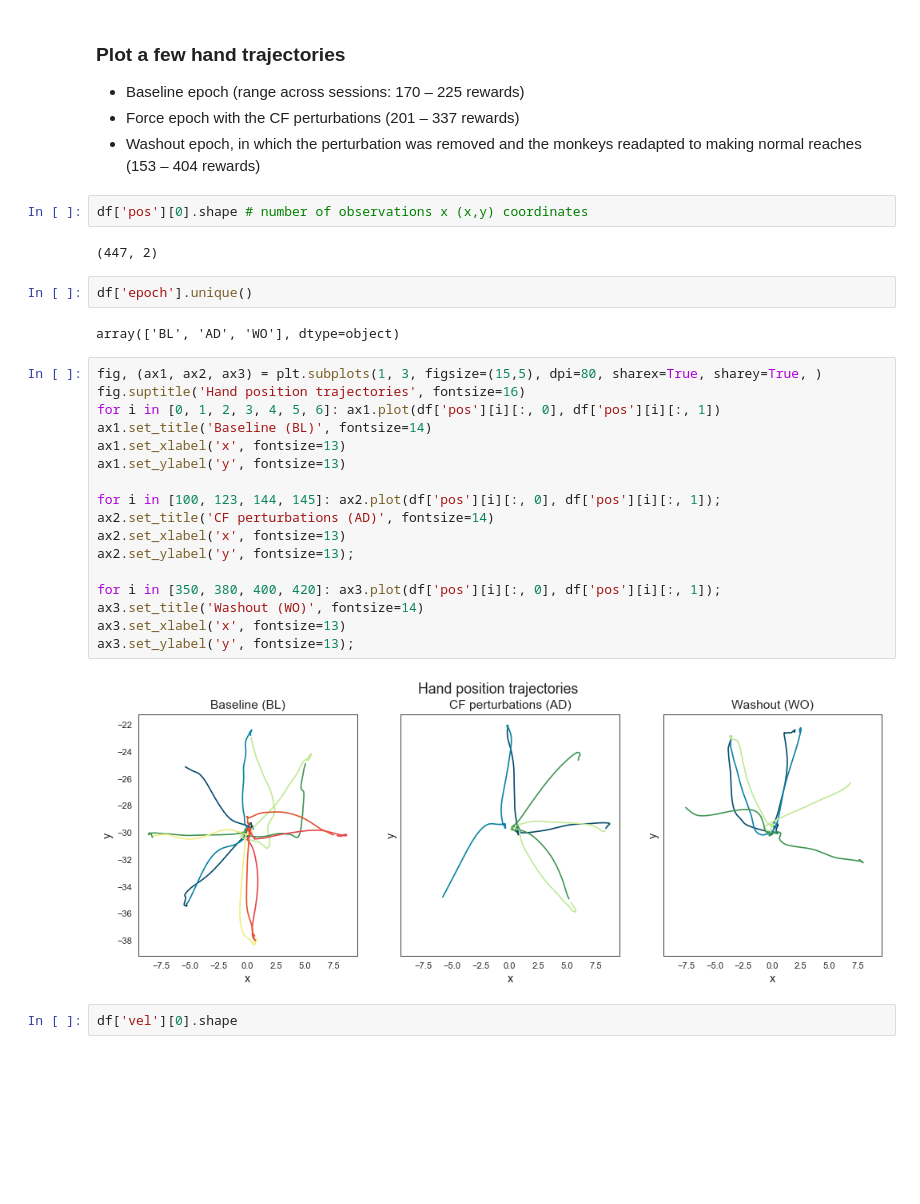
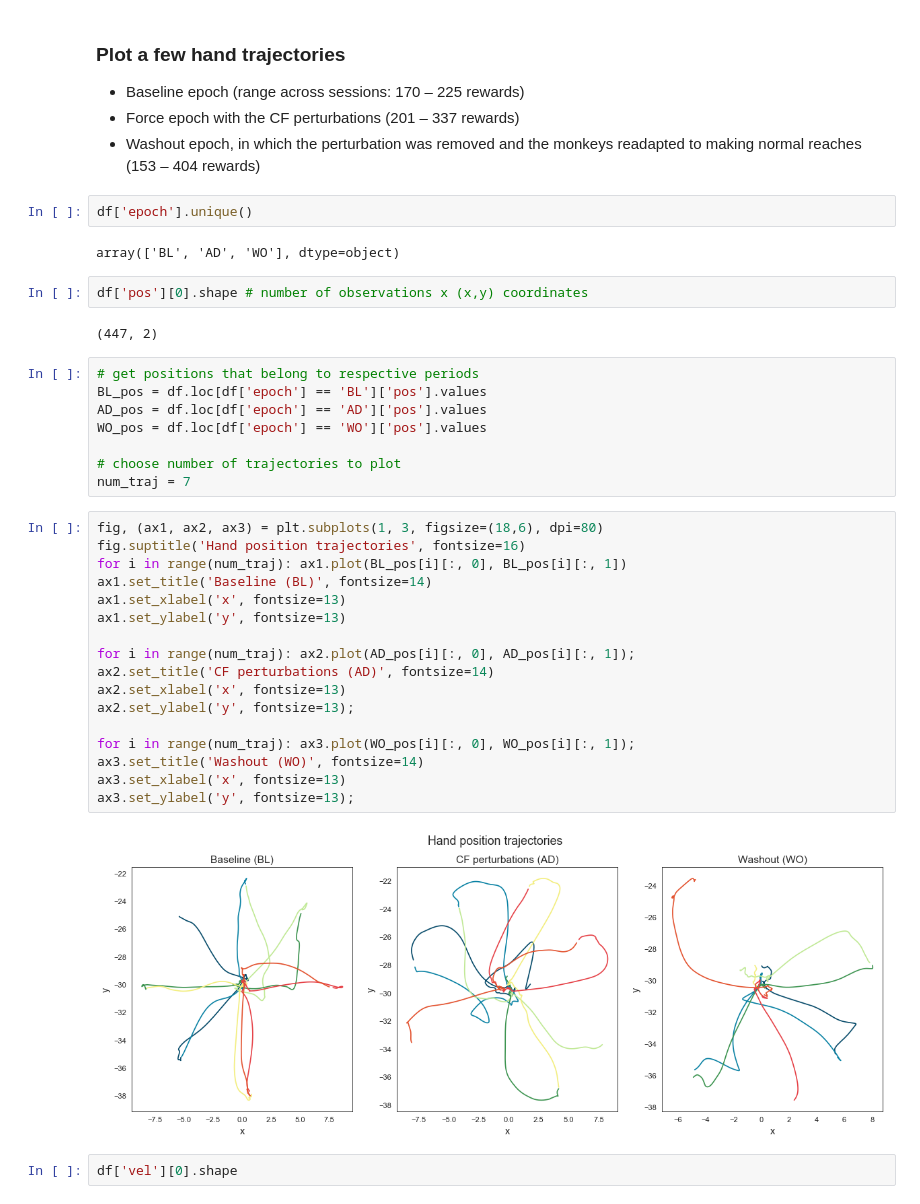
Before and after one commit to daphnecor/Spatial, a Jupyter notebook: Main.ipynb, the cells around one changed output. Cells and saved outputs as stored; diff of their text form; blank space fills up the shorter version.

```diff
--- a/Main.ipynb
+++ b/Main.ipynb
@@ -81,33 +77,41 @@ df.head()
 - Baseline epoch (range across sessions: 170 – 225 rewards)
 - Force epoch with the CF perturbations (201 – 337 rewards)
 - Washout epoch, in which the perturbation was removed and the monkeys readapted to making normal reaches (153 – 404 rewards)
+# %%
+df['epoch'].unique()
+# %% [output]
+array(['BL', 'AD', 'WO'], dtype=object)
 # %%
 df['pos'][0].shape # number of observations x (x,y) coordinates
 # %% [output]
 (447, 2)
-# %%
-df['epoch'].unique()
-# %% [output]
-array(['BL', 'AD', 'WO'], dtype=object)
+# %%
+# get positions that belong to respective periods
+BL_pos = df.loc[df['epoch'] == 'BL']['pos'].values
+AD_pos = df.loc[df['epoch'] == 'AD']['pos'].values
+WO_pos = df.loc[df['epoch'] == 'WO']['pos'].values
+
+# choose number of trajectories to plot
+num_traj = 7
 # %%
-fig, (ax1, ax2, ax3) = plt.subplots(1, 3, figsize=(15,5), dpi=80, sharex=True, sharey=True, )
+fig, (ax1, ax2, ax3) = plt.subplots(1, 3, figsize=(18,6), dpi=80)
 fig.suptitle('Hand position trajectories', fontsize=16)
-for i in [0, 1, 2, 3, 4, 5, 6]: ax1.plot(df['pos'][i][:, 0], df['pos'][i][:, 1])
+for i in range(num_traj): ax1.plot(BL_pos[i][:, 0], BL_pos[i][:, 1])
 ax1.set_title('Baseline (BL)', fontsize=14)
 ax1.set_xlabel('x', fontsize=13)
 ax1.set_ylabel('y', fontsize=13)
 
-for i in [100, 123, 144, 145]: ax2.plot(df['pos'][i][:, 0], df['pos'][i][:, 1]);
+for i in range(num_traj): ax2.plot(AD_pos[i][:, 0], AD_pos[i][:, 1]);
 ax2.set_title('CF perturbations (AD)', fontsize=14)
 ax2.set_xlabel('x', fontsize=13)
 ax2.set_ylabel('y', fontsize=13);
 
-for i in [350, 380, 400, 420]: ax3.plot(df['pos'][i][:, 0], df['pos'][i][:, 1]);
+for i in range(num_traj): ax3.plot(WO_pos[i][:, 0], WO_pos[i][:, 1]);
 ax3.set_title('Washout (WO)', fontsize=14)
 ax3.set_xlabel('x', fontsize=13)
 ax3.set_ylabel('y', fontsize=13);
 # %% [output]
-[figure, old version]
+[figure, new version]
 # %%
 df['vel'][0].shape
 # %% [output]
```
Also changed, not shown: parts of 12 cells of this notebook.
